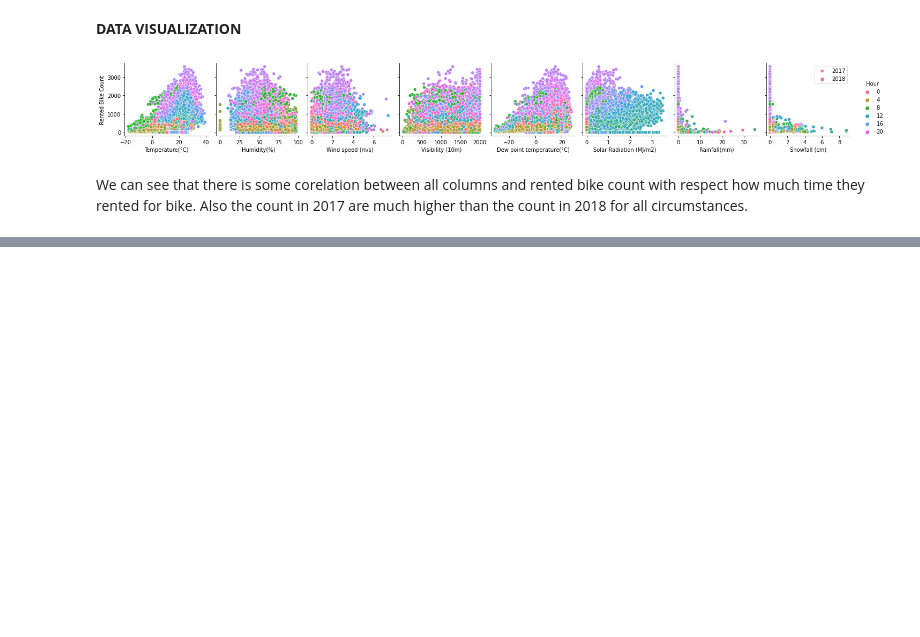
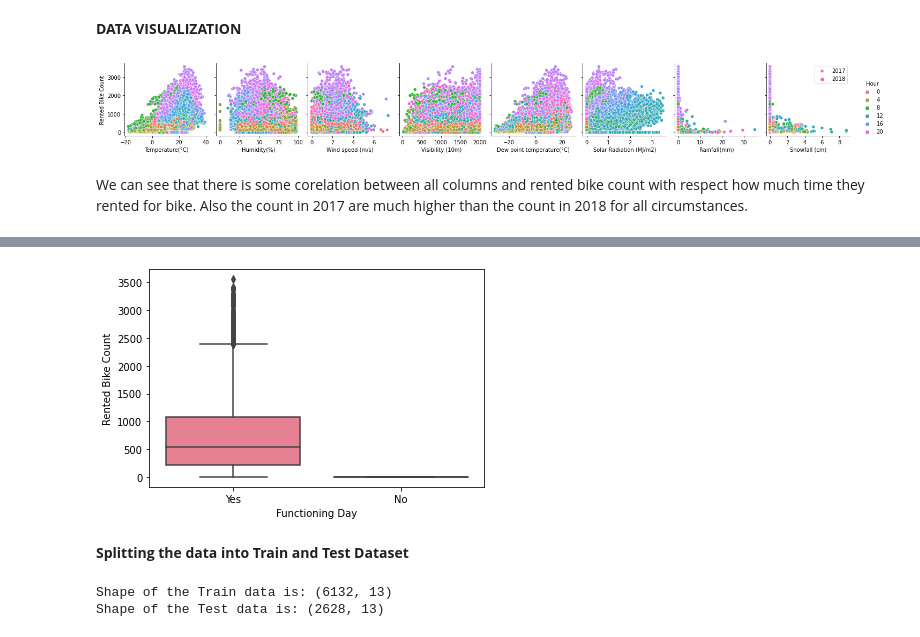
Before and after one commit to Pgupta1996/Bike_Sharing_Demand_Prediction, a Jupyter notebook: Bike_Sharing_Demand_Prediction_Capstone_Project.ipynb, the cells around one changed output, grey strips where cells are left out. Cells and saved outputs as stored; diff of their text form; code cells hidden in the pictures; blank space fills up the shorter version.

```diff
--- a/Bike_Sharing_Demand_Prediction_Capstone_Project.ipynb
+++ b/Bike_Sharing_Demand_Prediction_Capstone_Project.ipynb
@@ -150,0 +179,6 @@ We can see that there is some corelation between all columns  and rented bike co
+# %%
+sns.boxplot(x='Functioning Day', y='Rented Bike Count', data=dataset, palette='husl')
+plt.xlabel('Functioning Day')
+plt.show()
+# %% [output]
+[figure, added]
@@ -150,0 +192,2 @@ We can see that there is some corelation between all columns  and rented bike co
+# %% [markdown]
+**Splitting the data into Train and Test Dataset**
@@ -150,0 +196,6 @@ We can see that there is some corelation between all columns  and rented bike co
+# %%
+print('Shape of the Train data is:' , dataset_train.shape)
+print('Shape of the Test data is:' , dataset_test.shape)
+# %% [output]
+Shape of the Train data is: (6132, 13)
+Shape of the Test data is: (2628, 13)
```
Also changed, not shown: parts of 14 cells of this notebook.
